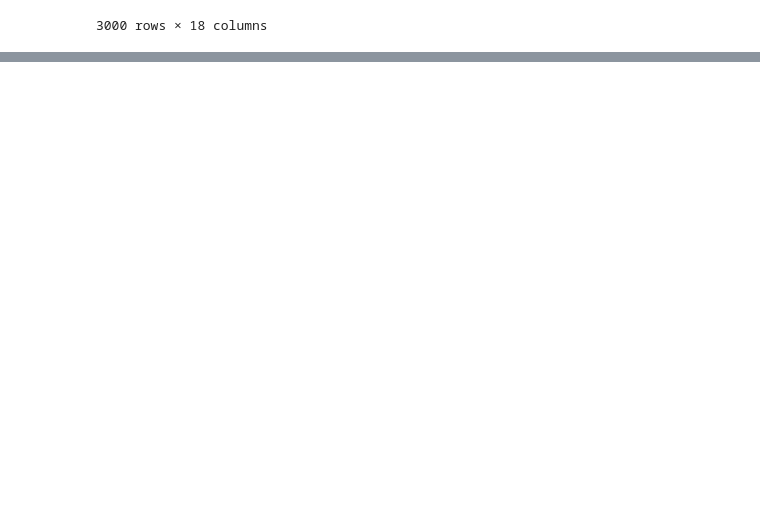
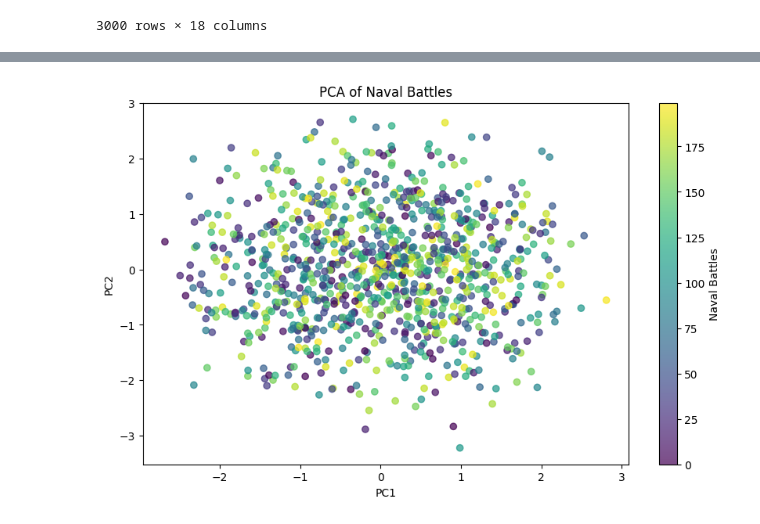
Before and after one commit to mariaachain/Aula2_Dados, a Jupyter notebook: aul3_Analise.ipynb, the cells around one changed output, grey strips where cells are left out. Saved outputs shown, nothing was run; the diff lists cells and outputs as text; code cells hidden in the pictures; blank space fills up the shorter version.

```diff
--- a/aul3_Analise.ipynb
+++ b/aul3_Analise.ipynb
@@ -269,0 +270,3 @@ df.to_excel('global_conflicts_dataset.xlsx', index=False)
+# %%
+df['Naval_Battles'] = pd.to_numeric(df['Naval_Battles'], errors='coerce')
+df = df.dropna()
@@ -269,0 +404,27 @@ df.to_excel('global_conflicts_dataset.xlsx', index=False)
+# %%
+from sklearn.preprocessing import StandardScaler
+from sklearn.decomposition import PCA
+import pandas as pd
+
+X = df[[
+    'Year',
+    'Duration_Days',
+    'Military_Deaths_A',
+    'Military_Deaths_B',
+    'GDP_B_Billions',
+    'Air_Strikes'
+]]
+
+scaler = StandardScaler()
+X_scaled = scaler.fit_transform(X)
+
+pca = PCA(n_components=2)
+X_pca = pca.fit_transform(X_scaled)
+
+# criar dataframe
+dados = pd.DataFrame(X_pca, columns=['PC1', 'PC2'])
+dados['Naval_Battles'] = df['Naval_Battles'].values
+
+# conferir
+print(dados.describe())
+print(pca.explained_variance_ratio_)
@@ -269,0 +442,12 @@ df.to_excel('global_conflicts_dataset.xlsx', index=False)
+# %%
+#plot 2d com a naval battles
+import matplotlib.pyplot as plt
+plt.figure(figsize=(10, 6))
+plt.scatter(dados['PC1'], dados['PC2'], c=dados['Naval_Battles'], cmap='viridis', alpha=0.7)
+plt.colorbar(label='Naval Battles')
+plt.xlabel('PC1')
+plt.ylabel('PC2')
+plt.title('PCA of Naval Battles')
+plt.show()
+# %% [output]
+[figure, added]
```
Also changed, not shown: parts of 17 cells of this notebook, 2 other files.
